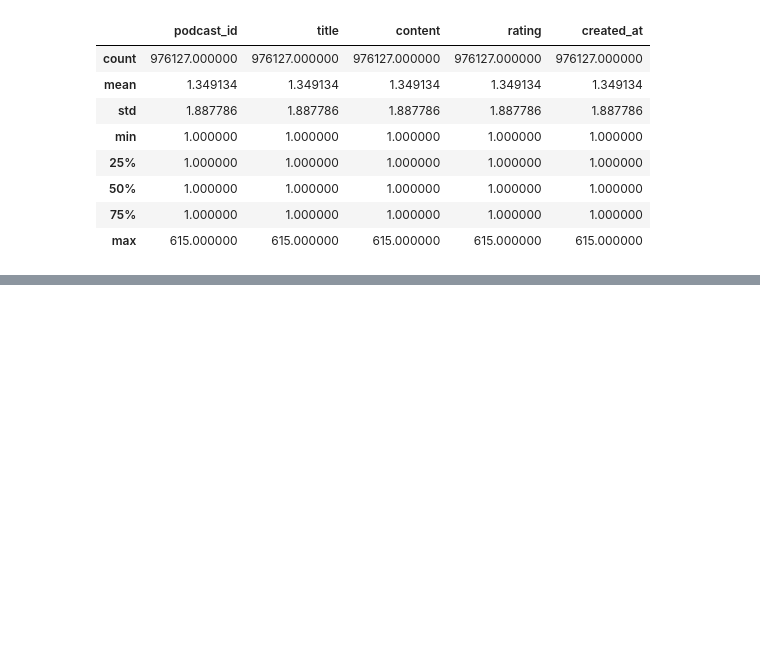
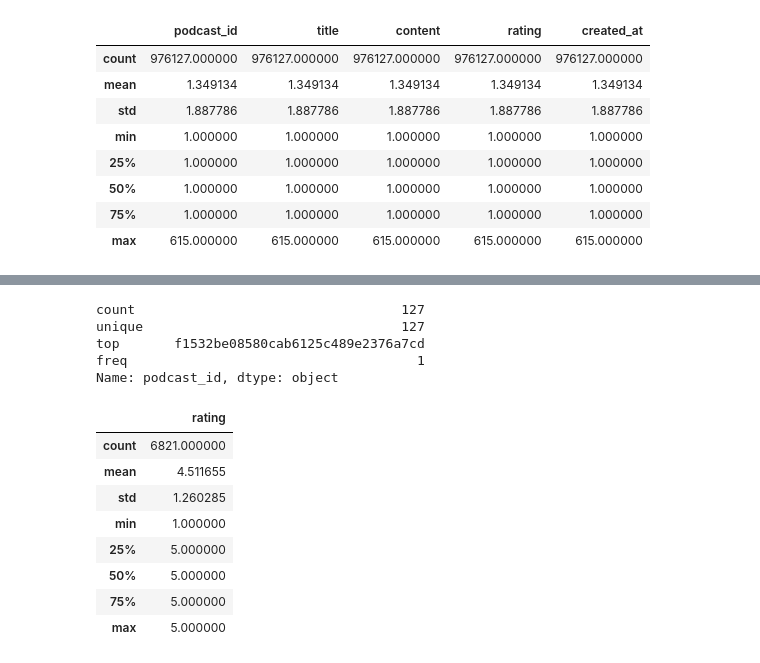
Before and after one commit to ManuelAlejandroMartinezFlores/ProyectoRecomendacionGrafo, a Jupyter notebook: data/exploration.ipynb, the cells around one changed output, grey strips where cells are left out. Cells and saved outputs as stored; diff of their text form; code cells hidden in the pictures; blank space fills up the shorter version.

```diff
--- a/data/exploration.ipynb
+++ b/data/exploration.ipynb
@@ -101,0 +116,6 @@ reviews.to_csv('reviews.to_csv', sep='\t')
+# %%
+aut = aut[aut['title'] > 50]
+print(len(aut))
+aut = aut.reset_index()
+aut = aut['author_id']
+aut.head()
@@ -101,0 +130,4 @@ reviews.to_csv('reviews.to_csv', sep='\t')
+# %%
+import numpy as np
+aut = aut[np.random.random_sample(len(aut)) > 0.5]
+aut.describe()
@@ -101,0 +170,9 @@ reviews.to_csv('reviews.to_csv', sep='\t')
+# %%
+pod = pod[np.random.random_sample(len(pod)) > 0.7]
+pod.describe()
+# %% [output]
+count                                  127
+unique                                 127
+top       f1532be08580cab6125c489e2376a7cd
+freq                                     1
+Name: podcast_id, dtype: object
@@ -101,0 +181,14 @@ reviews.to_csv('reviews.to_csv', sep='\t')
+# %%
+ratings = reviews.copy()
+ratings = ratings[ratings['author_id'].isin(aut)]
+ratings.describe()
+# %% [output]
+|  | rating |
+| count | 6821.000000 |
+| mean | 4.511655 |
+| std | 1.260285 |
+| min | 1.000000 |
+| 25% | 5.000000 |
+| 50% | 5.000000 |
+| 75% | 5.000000 |
+| max | 5.000000 |
```
Also changed, not shown: parts of 11 cells of this notebook.
